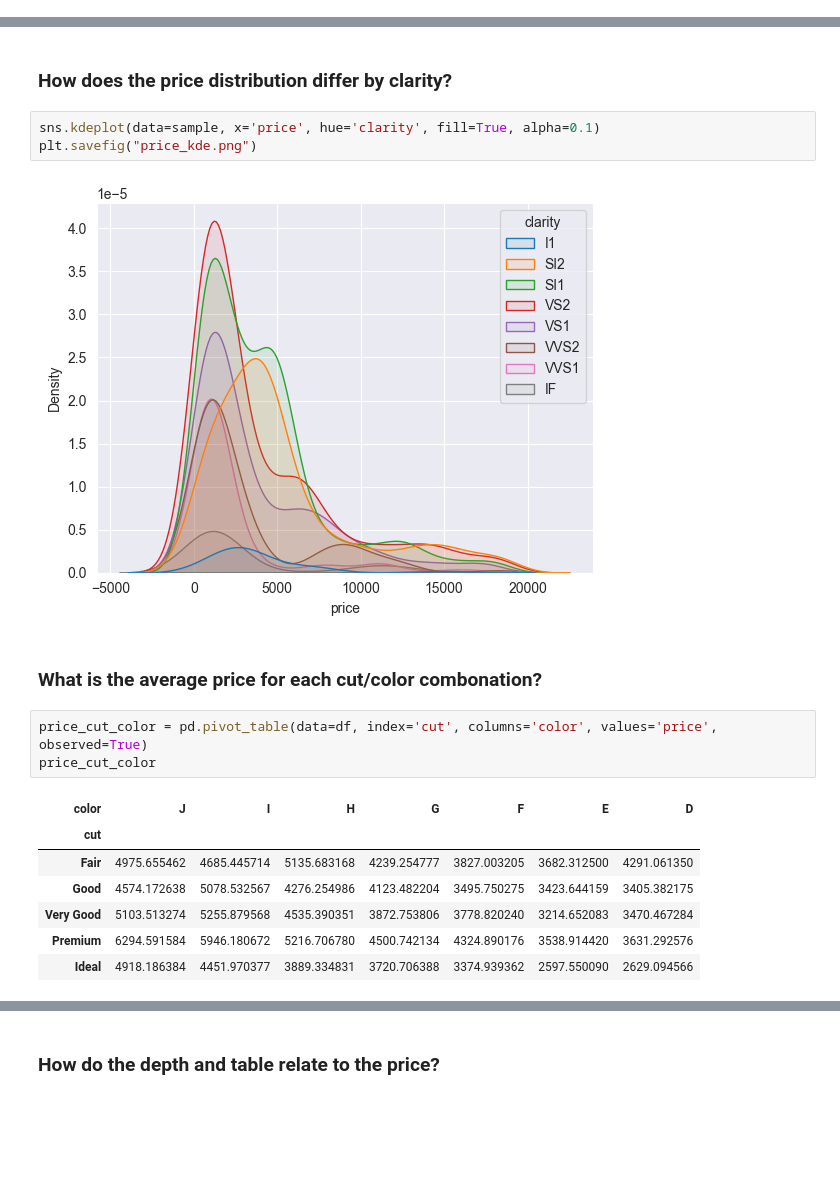
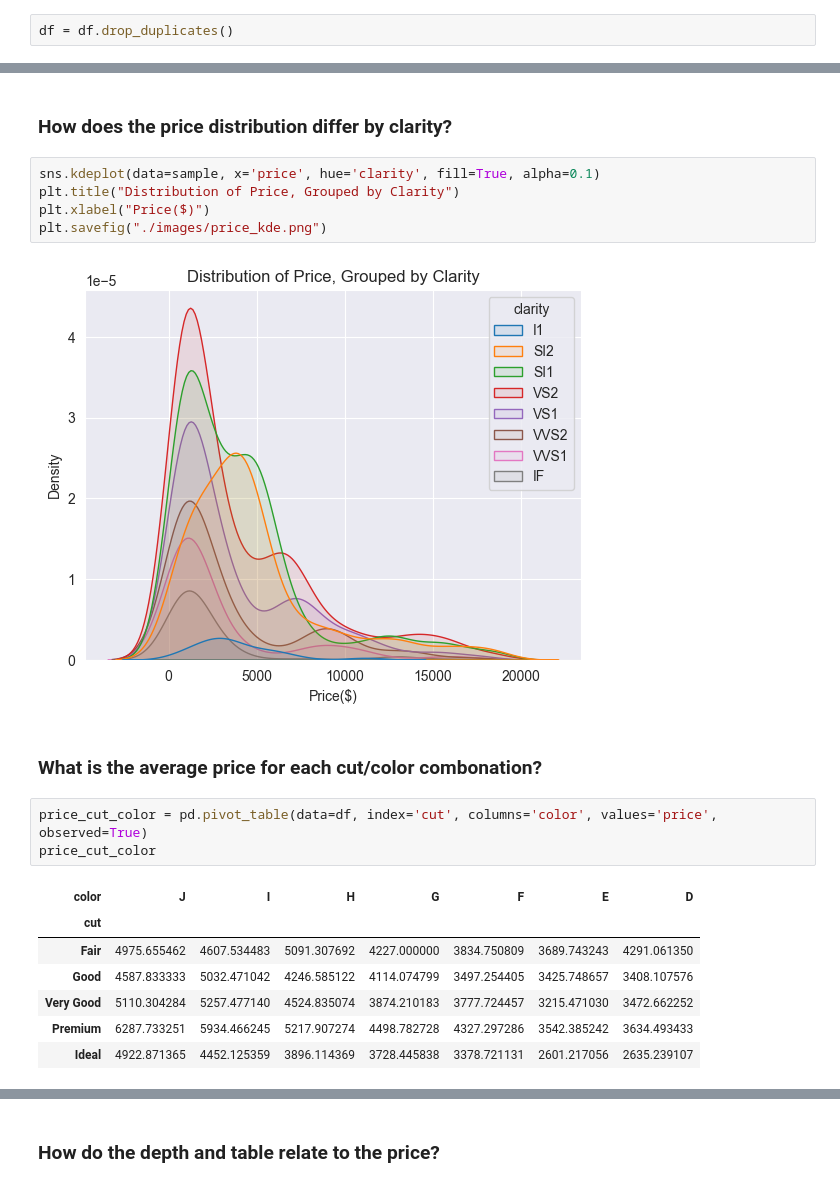
Before and after one commit to danielphilip12/Diamonds-Analysis-CT, a Jupyter notebook: eda.ipynb, the cells around one changed output, grey strips where cells are left out. Cells and saved outputs as stored; diff of their text form; blank space fills up the shorter version.

```diff
--- a/eda.ipynb
+++ b/eda.ipynb
@@ -60,3 +64,5 @@ df.describe(include='O')
+# %%
+df = df.drop_duplicates()
 # %%
 df.shape
 # %% [output]
@@ -185,9 +213,11 @@ fig.show()
 ### How does the price distribution differ by clarity?
 # %%
 sns.kdeplot(data=sample, x='price', hue='clarity', fill=True, alpha=0.1)
-plt.savefig("price_kde.png")
+plt.title("Distribution of Price, Grouped by Clarity")
+plt.xlabel("Price($)")
+plt.savefig("./images/price_kde.png")
 # %% [output]
-[figure, old version]
+[figure, new version]
 # %% [markdown]
 ### What is the average price for each cut/color combonation?
 # %%
@@ -196,11 +226,11 @@ price_cut_color
 # %% [output]
 | color | J | I | H | G | F | E | D |
 | cut |  |  |  |  |  |  |  |
-| Fair | 4975.655462 | 4685.445714 | 5135.683168 | 4239.254777 | 3827.003205 | 3682.312500 | 4291.061350 |
-| Good | 4574.172638 | 5078.532567 | 4276.254986 | 4123.482204 | 3495.750275 | 3423.644159 | 3405.382175 |
-| Very Good | 5103.513274 | 5255.879568 | 4535.390351 | 3872.753806 | 3778.820240 | 3214.652083 | 3470.467284 |
-| Premium | 6294.591584 | 5946.180672 | 5216.706780 | 4500.742134 | 4324.890176 | 3538.914420 | 3631.292576 |
-| Ideal | 4918.186384 | 4451.970377 | 3889.334831 | 3720.706388 | 3374.939362 | 2597.550090 | 2629.094566 |
+| Fair | 4975.655462 | 4607.534483 | 5091.307692 | 4227.000000 | 3834.750809 | 3689.743243 | 4291.061350 |
+| Good | 4587.833333 | 5032.471042 | 4246.585122 | 4114.074799 | 3497.254405 | 3425.748657 | 3408.107576 |
+| Very Good | 5110.304284 | 5257.477140 | 4524.835074 | 3874.210183 | 3777.724457 | 3215.471030 | 3472.662252 |
+| Premium | 6287.733251 | 5934.466245 | 5217.907274 | 4498.782728 | 4327.297286 | 3542.385242 | 3634.493433 |
+| Ideal | 4922.871365 | 4452.125359 | 3896.114369 | 3728.445838 | 3378.721131 | 2601.217056 | 2635.239107 |
 # %%
 plt.figure(figsize=(16, 10))
 sns.heatmap(price_cut_color, annot=True, fmt=',.2f', cmap='Greens',
```
Also changed, not shown: parts of 19 cells of this notebook, 8 other files.
